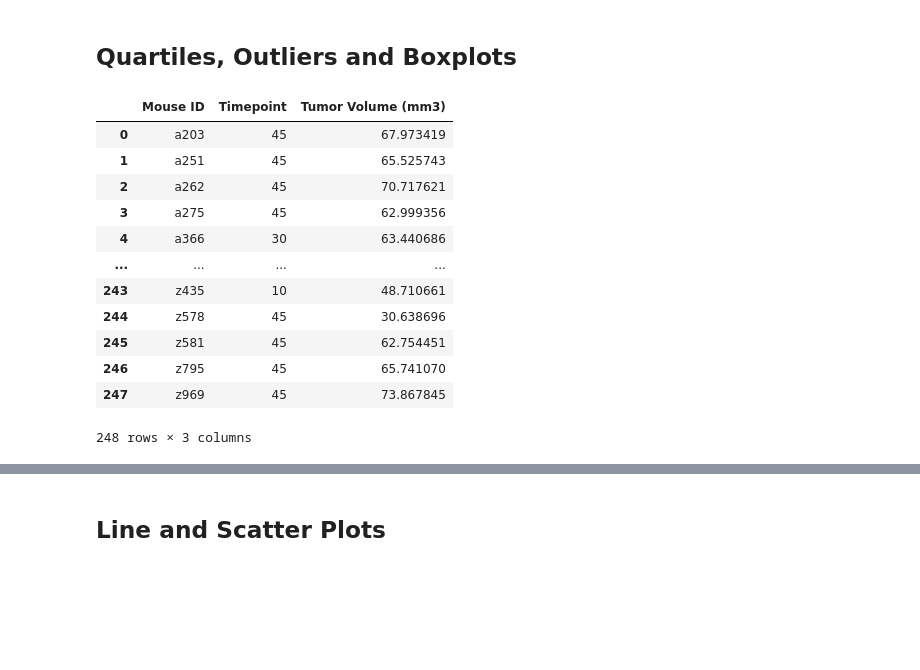
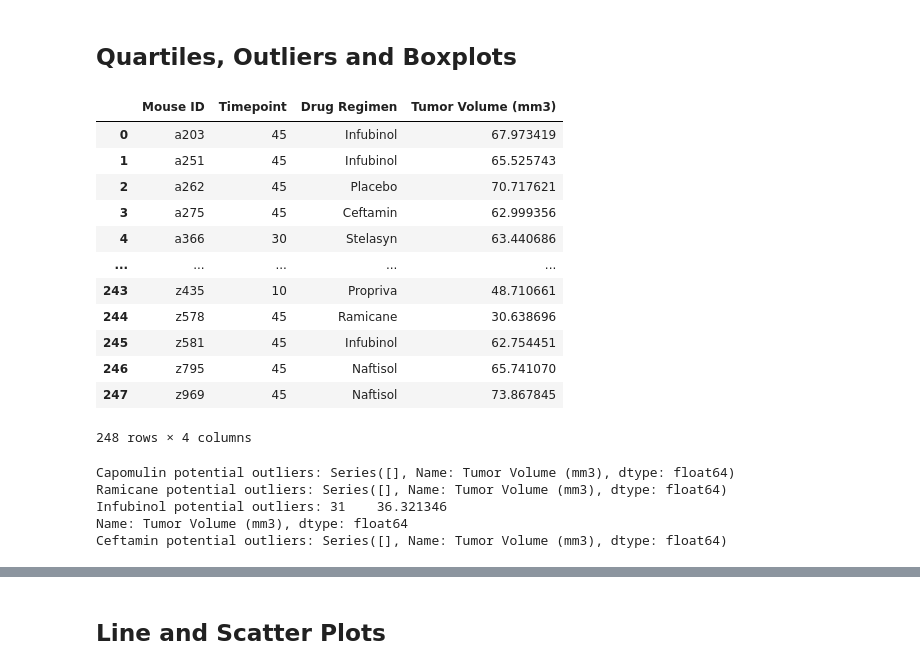
Before and after one commit to arerickson28/matplotlib-challenge, a Jupyter notebook: Pymaceuticals/pymaceuticals_starter.ipynb, the cells around one changed output, grey strips where cells are left out. Cells and saved outputs as stored; diff of their text form; code cells hidden in the pictures; blank space fills up the shorter version.

```diff
--- a/Pymaceuticals/pymaceuticals_starter.ipynb
+++ b/Pymaceuticals/pymaceuticals_starter.ipynb
@@ -182,31 +182,31 @@ plt.pie(gender_count, explode = explode, labels = gender, autopct = "%1.1f%%", s
 # %%
 # Calculate the final tumor volume of each mouse across four of the drug regimens:
 # Capomulin, Ramicane, Infubinol, and Ceftamin
 
 # Start by getting the last (latest) timepoint for each mouse
 final_tumor_timepoint_df = full_dataset_df.groupby(["Mouse ID"]).max()[["Timepoint"]]
 
 #Getting the tumor volume column from original dataset
-final_tumor_volume_df = full_dataset_df[["Mouse ID", "Timepoint", "Tumor Volume (mm3)"]]
+final_tumor_volume_df = full_dataset_df[["Mouse ID", "Drug Regimen", "Timepoint", "Tumor Volume (mm3)"]]
 
 
 # Merge above dataframes to get the tumor volume at the last timepoint
 final_tumor_df = final_tumor_timepoint_df.merge(final_tumor_volume_df, on=["Mouse ID", "Timepoint"])
 final_tumor_df
 # %% [output]
-|  | Mouse ID | Timepoint | Tumor Volume (mm3) |
-| 0 | a203 | 45 | 67.973419 |
-| 1 | a251 | 45 | 65.525743 |
-| 2 | a262 | 45 | 70.717621 |
-| 3 | a275 | 45 | 62.999356 |
-| 4 | a366 | 30 | 63.440686 |
-| ... | ... | ... | ... |
-| 243 | z435 | 10 | 48.710661 |
-| 244 | z578 | 45 | 30.638696 |
-| 245 | z581 | 45 | 62.754451 |
-| 246 | z795 | 45 | 65.741070 |
-| 247 | z969 | 45 | 73.867845 |
+|  | Mouse ID | Timepoint | Drug Regimen | Tumor Volume (mm3) |
+| 0 | a203 | 45 | Infubinol | 67.973419 |
+| 1 | a251 | 45 | Infubinol | 65.525743 |
+| 2 | a262 | 45 | Placebo | 70.717621 |
+| 3 | a275 | 45 | Ceftamin | 62.999356 |
+| 4 | a366 | 30 | Stelasyn | 63.440686 |
+| ... | ... | ... | ... | ... |
+| 243 | z435 | 10 | Propriva | 48.710661 |
+| 244 | z578 | 45 | Ramicane | 30.638696 |
+| 245 | z581 | 45 | Infubinol | 62.754451 |
+| 246 | z795 | 45 | Naftisol | 65.741070 |
+| 247 | z969 | 45 | Naftisol | 73.867845 |
-248 rows × 3 columns
+248 rows × 4 columns
 # %%
 # Put the four drug regimens into a list that can be iterated over in a for-loop
 # (and later used for plot labels)
@@ -223,11 +223,28 @@ for x in drug_list:
 
     tumor_volume_list.append(drug_volume)
     # Locate the rows which contain mice on each drug and get the tumor volumes
+    quartiles = drug_volume.quantile([.25,.5,.75])
+
+    lowerq = quartiles[0.25]
+    upperq = quartiles[0.75]
+    iqr = upperq-lowerq
+
+    lower_bound = lowerq - (1.5*iqr)
+    upper_bound = upperq + (1.5*iqr)
+
+    print(f"{x} potential outliers: {drug_volume.loc[(drug_volume < lower_bound) | (drug_volume > upper_bound) ]}")
+
 
 
     # add subset
 
 
     # Determine outliers using upper and lower bounds
+# %% [output]
+Capomulin potential outliers: Series([], Name: Tumor Volume (mm3), dtype: float64)
+Ramicane potential outliers: Series([], Name: Tumor Volume (mm3), dtype: float64)
+Infubinol potential outliers: 31    36.321346
+Name: Tumor Volume (mm3), dtype: float64
+Ceftamin potential outliers: Series([], Name: Tumor Volume (mm3), dtype: float64)
 # %%
 # Generate a box plot of the final tumor volume of each mouse across four regimens of interest
```
Also changed, not shown: parts of 1 cell of this notebook.
